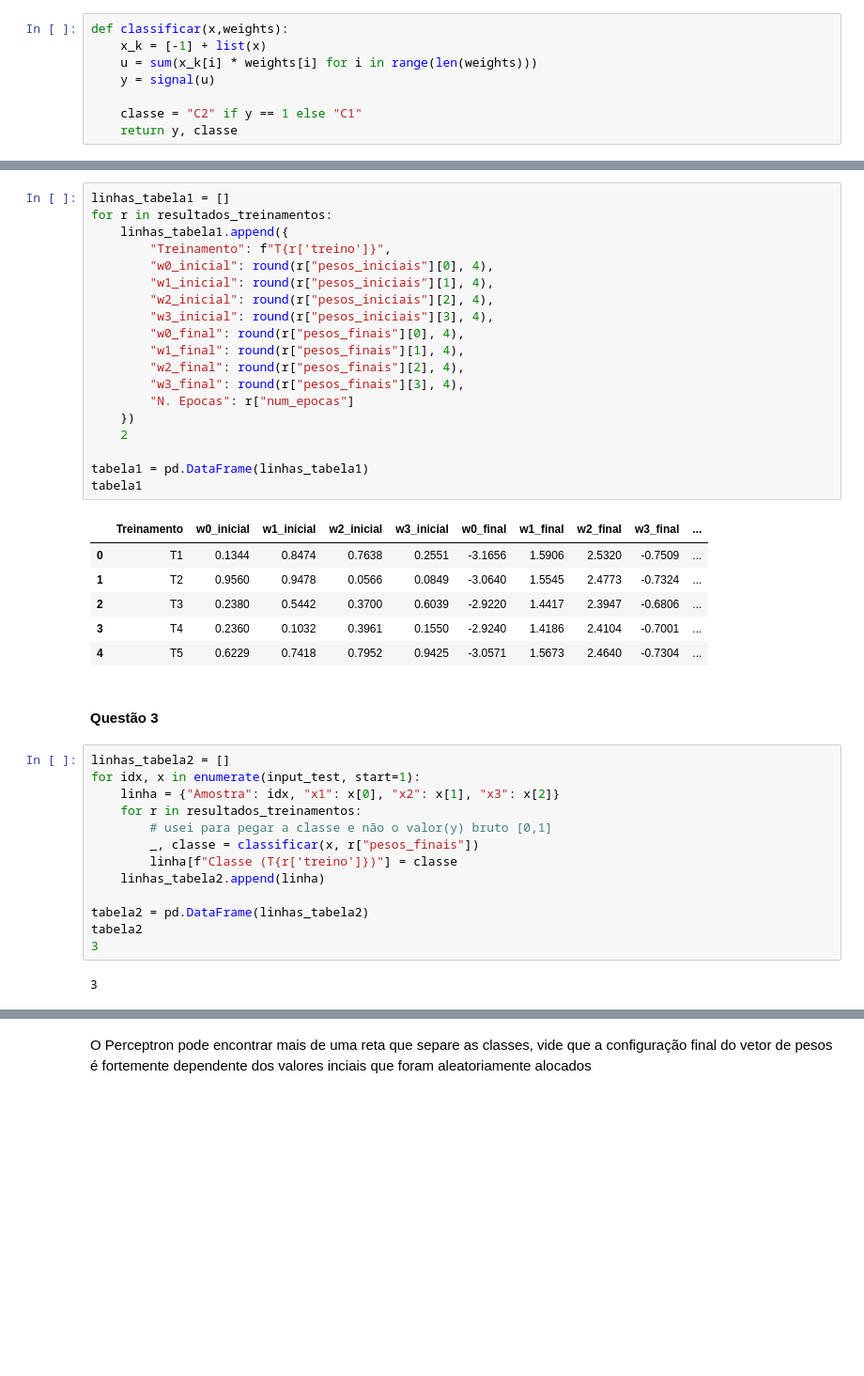
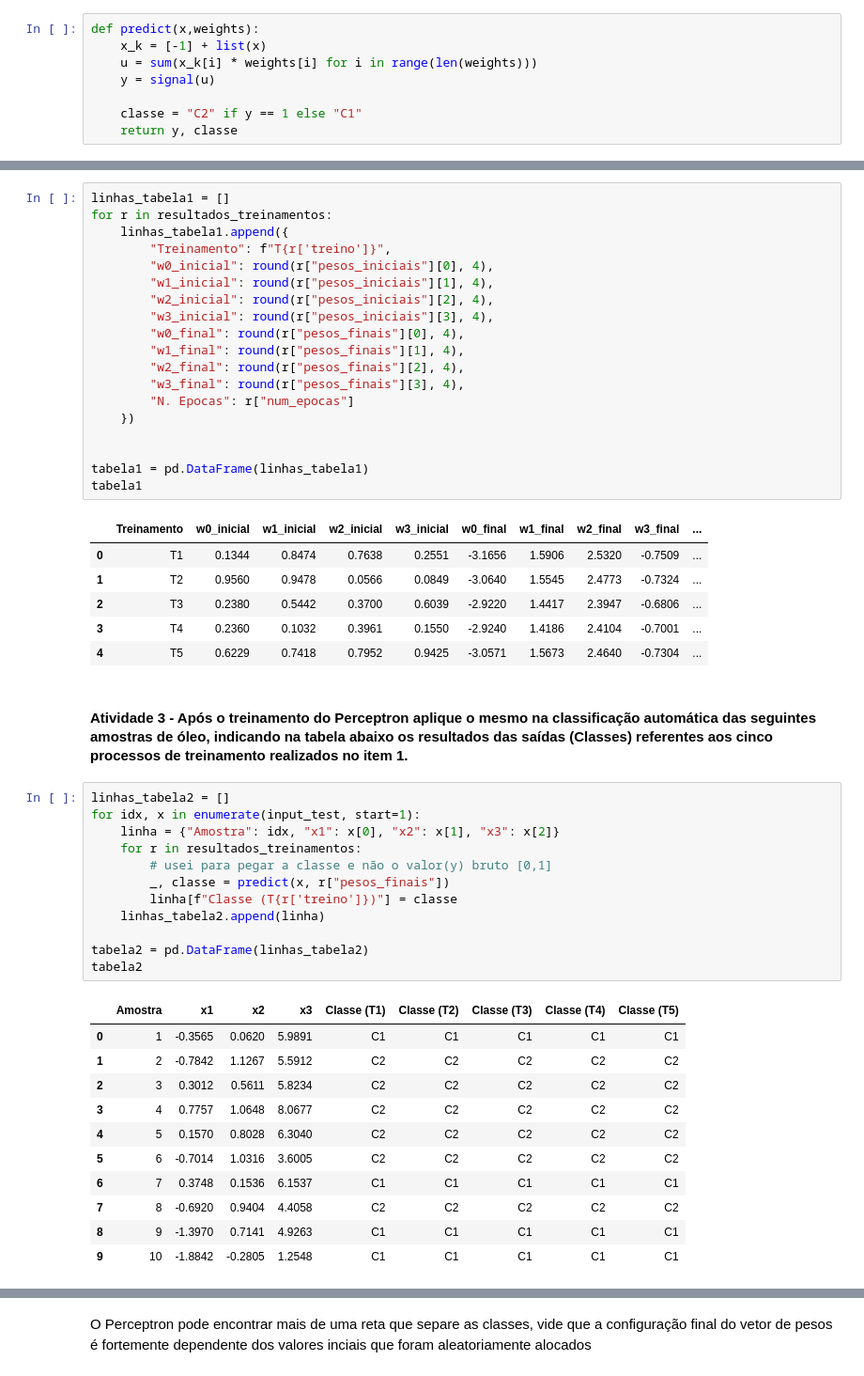
Before and after one commit to lucsol1/PGCC015, a Jupyter notebook: EPC01/EPC01-LucasSilva.ipynb, the cells around one changed output, grey strips where cells are left out. Shown at 94% size. Saved outputs shown, nothing was run; the diff lists cells and outputs as text; blank space fills up the shorter version.

```diff
--- a/EPC01/EPC01-LucasSilva.ipynb
+++ b/EPC01/EPC01-LucasSilva.ipynb
@@ -9,7 +9,7 @@ import random
 def signal(u):
     return 1 if u >= 0 else -1
 # %%
-def classificar(x,weights):
+def predict(x,weights):
     x_k = [-1] + list(x)
     u = sum(x_k[i] * weights[i] for i in range(len(weights)))
     y = signal(u)
@@ -162,7 +162,7 @@ for r in resultados_treinamentos:
         "w3_final": round(r["pesos_finais"][3], 4),
         "N. Epocas": r["num_epocas"]
     })
-    2
+
 
 tabela1 = pd.DataFrame(linhas_tabela1)
 tabela1
@@ -174,20 +174,29 @@ tabela1
 | 3 | T4 | 0.2360 | 0.1032 | 0.3961 | 0.1550 | -2.9240 | 1.4186 | 2.4104 | -0.7001 | ... |
 | 4 | T5 | 0.6229 | 0.7418 | 0.7952 | 0.9425 | -3.0571 | 1.5673 | 2.4640 | -0.7304 | ... |
 # %% [markdown]
-#### Questão 3
+#### **Atividade 3 -** Após o treinamento do Perceptron aplique o mesmo na classificação automática das seguintes amostras de óleo, indicando na tabela abaixo os resultados das saídas (Classes) referentes aos cinco processos de treinamento realizados no item 1.
 # %%
 linhas_tabela2 = []
 for idx, x in enumerate(input_test, start=1):
     linha = {"Amostra": idx, "x1": x[0], "x2": x[1], "x3": x[2]}
     for r in resultados_treinamentos:
         # usei para pegar a classe e não o valor(y) bruto [0,1]
-        _, classe = classificar(x, r["pesos_finais"])
+        _, classe = predict(x, r["pesos_finais"])
         linha[f"Classe (T{r['treino']})"] = classe
     linhas_tabela2.append(linha)
 
 tabela2 = pd.DataFrame(linhas_tabela2)
 tabela2
-3
 # %% [output]
-3
+|  | Amostra | x1 | x2 | x3 | Classe (T1) | Classe (T2) | Classe (T3) | Classe (T4) | Classe (T5) |
+| 0 | 1 | -0.3565 | 0.0620 | 5.9891 | C1 | C1 | C1 | C1 | C1 |
+| 1 | 2 | -0.7842 | 1.1267 | 5.5912 | C2 | C2 | C2 | C2 | C2 |
+| 2 | 3 | 0.3012 | 0.5611 | 5.8234 | C2 | C2 | C2 | C2 | C2 |
+| 3 | 4 | 0.7757 | 1.0648 | 8.0677 | C2 | C2 | C2 | C2 | C2 |
+| 4 | 5 | 0.1570 | 0.8028 | 6.3040 | C2 | C2 | C2 | C2 | C2 |
+| 5 | 6 | -0.7014 | 1.0316 | 3.6005 | C2 | C2 | C2 | C2 | C2 |
+| 6 | 7 | 0.3748 | 0.1536 | 6.1537 | C1 | C1 | C1 | C1 | C1 |
+| 7 | 8 | -0.6920 | 0.9404 | 4.4058 | C2 | C2 | C2 | C2 | C2 |
+| 8 | 9 | -1.3970 | 0.7141 | 4.9263 | C1 | C1 | C1 | C1 | C1 |
+| 9 | 10 | -1.8842 | -0.2805 | 1.2548 | C1 | C1 | C1 | C1 | C1 |
 # %% [markdown]
```
Also changed, not shown: parts of 8 cells of this notebook, 1 other file.
